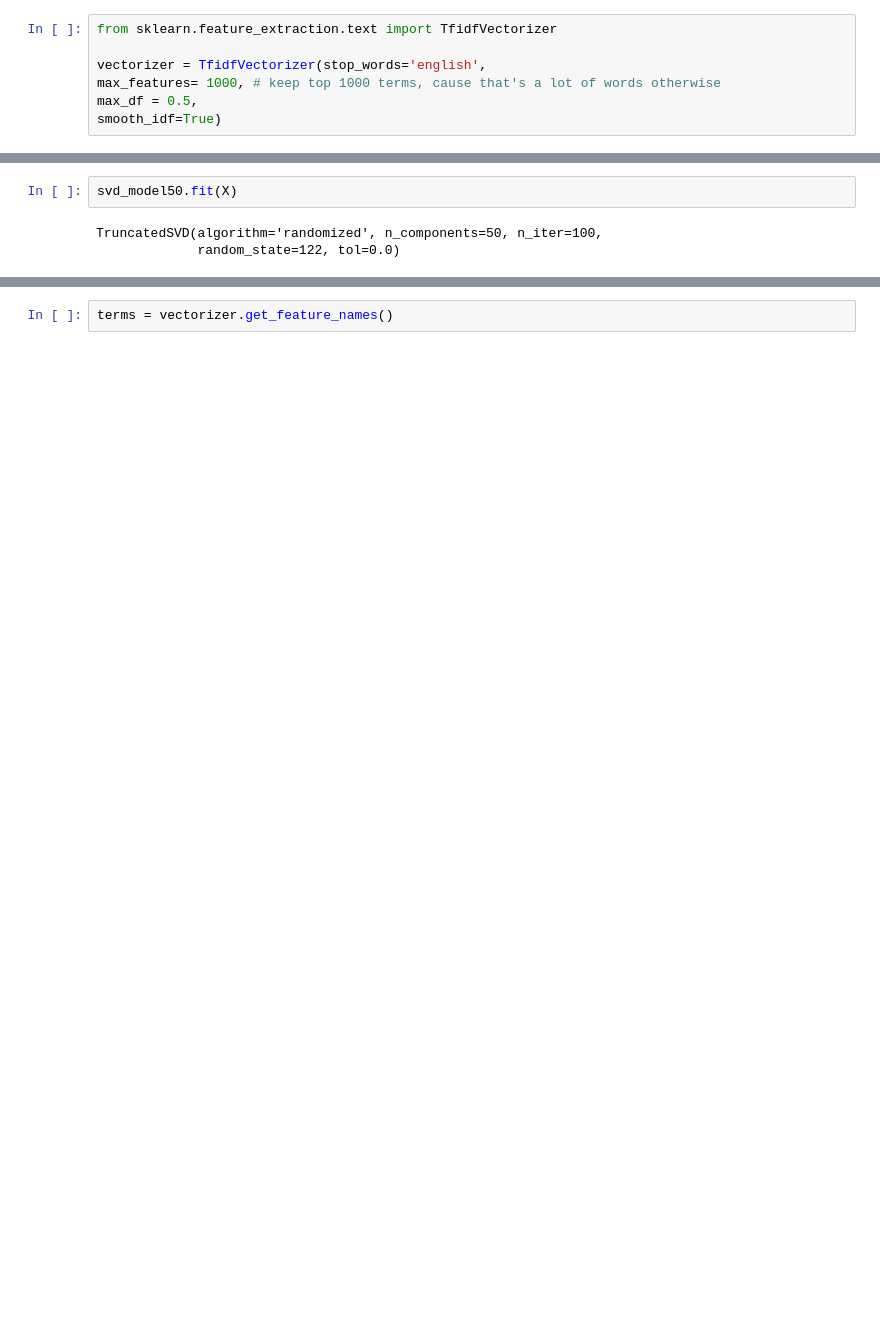
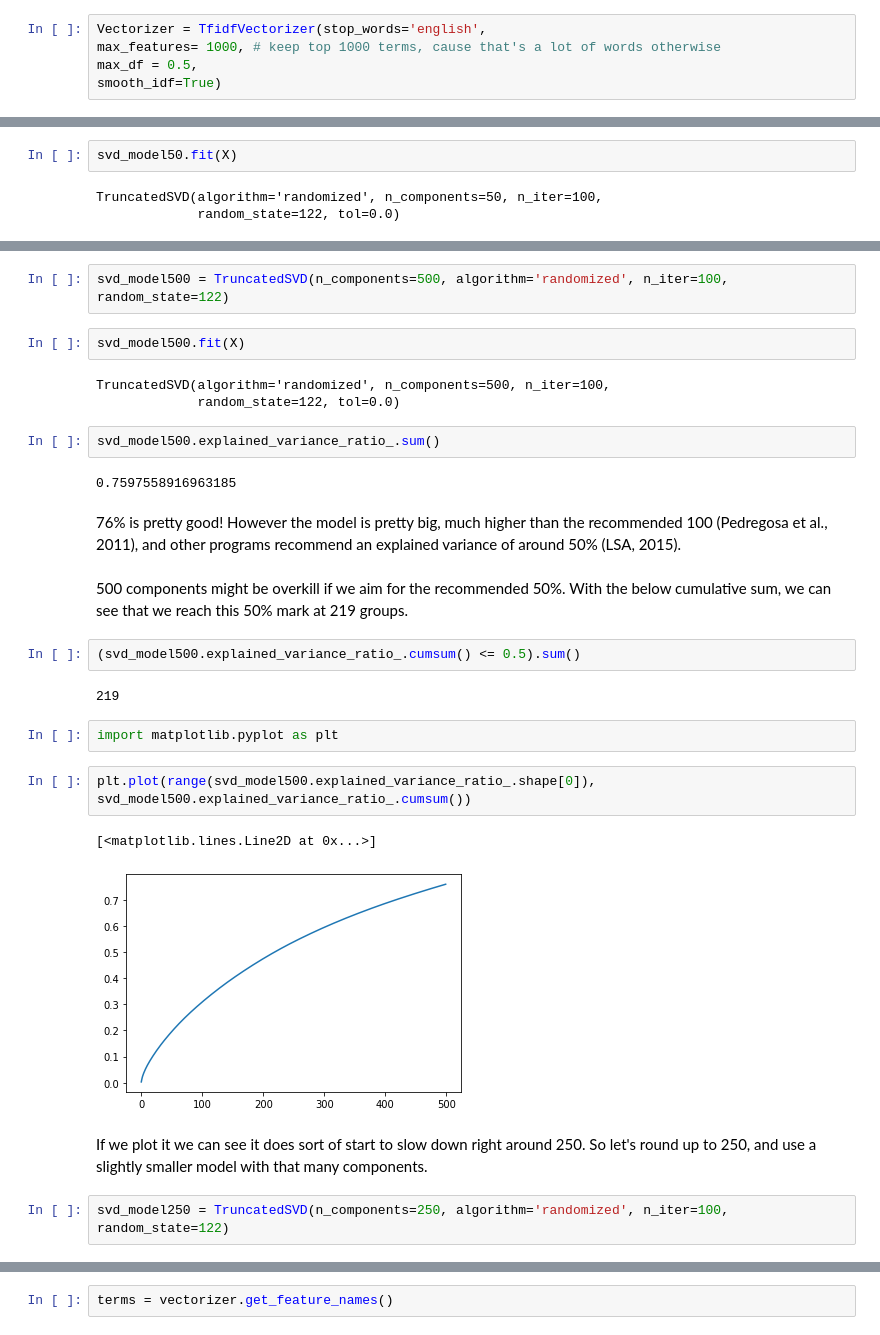
Before and after one commit to LBusalacchi/msds696, a Jupyter notebook: 3_WineClassification_LSA.ipynb, the cells around one changed output, grey strips where cells are left out. Drawn from its saved outputs; the diff is of its cells as text; blank space fills up the shorter version.

```diff
--- a/3_WineClassification_LSA.ipynb
+++ b/3_WineClassification_LSA.ipynb
@@ -22,7 +31,5 @@ wine.head()
 # %%
-from sklearn.feature_extraction.text import TfidfVectorizer
-
-vectorizer = TfidfVectorizer(stop_words='english',
+Vectorizer = TfidfVectorizer(stop_words='english',
 max_features= 1000, # keep top 1000 terms, cause that's a lot of words otherwise
 max_df = 0.5,
 smooth_idf=True)
@@ -66,0 +97,30 @@ TruncatedSVD(algorithm='randomized', n_components=50, n_iter=100,
+# %%
+svd_model500 = TruncatedSVD(n_components=500, algorithm='randomized', n_iter=100, random_state=122)
+# %%
+svd_model500.fit(X)
+# %% [output]
+TruncatedSVD(algorithm='randomized', n_components=500, n_iter=100,
+             random_state=122, tol=0.0)
+# %%
+svd_model500.explained_variance_ratio_.sum()
+# %% [output]
+0.7597558916963185
+# %% [markdown]
+76% is pretty good! However the model is pretty big, much higher than the recommended 100 (Pedregosa et al., 2011), and other programs recommend an explained variance of around 50% (LSA, 2015).
+# %% [markdown]
+500 components might be overkill if we aim for the recommended 50%. With the below cumulative sum, we can see that we reach this 50% mark at 219 groups.
+# %%
+(svd_model500.explained_variance_ratio_.cumsum() <= 0.5).sum()
+# %% [output]
+219
+# %%
+import matplotlib.pyplot as plt
+# %%
+plt.plot(range(svd_model500.explained_variance_ratio_.shape[0]), svd_model500.explained_variance_ratio_.cumsum())
+# %% [output]
+[<matplotlib.lines.Line2D at 0x...>]
+[figure, added]
+# %% [markdown]
+If we plot it we can see it does sort of start to slow down right around 250. So let's round up to 250, and use a slightly smaller model with that many components.
+# %%
+svd_model250 = TruncatedSVD(n_components=250, algorithm='randomized', n_iter=100, random_state=122)
```
Also changed, not shown: parts of 36 cells of this notebook, 3 other files.
